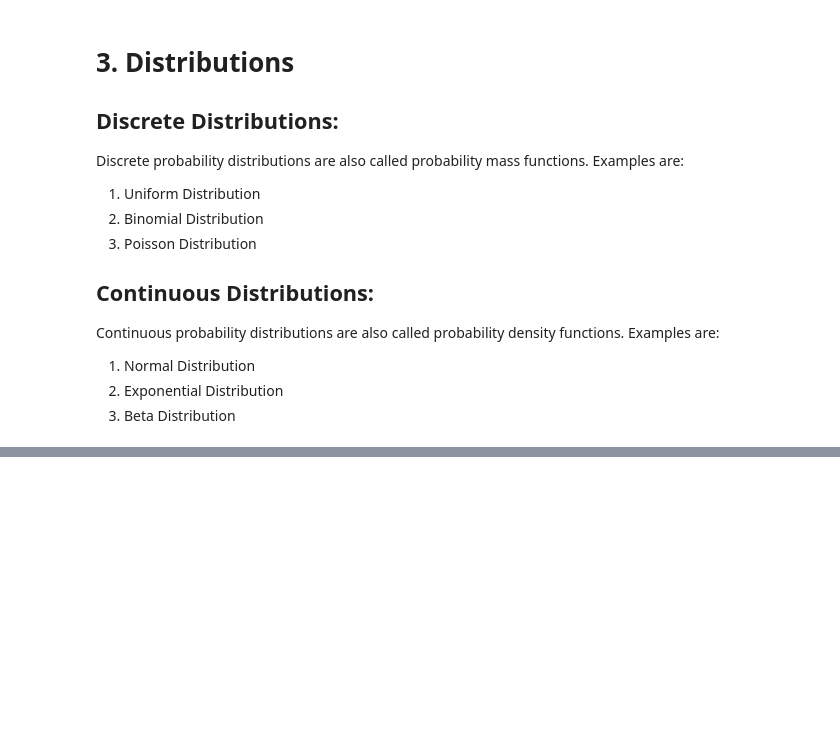
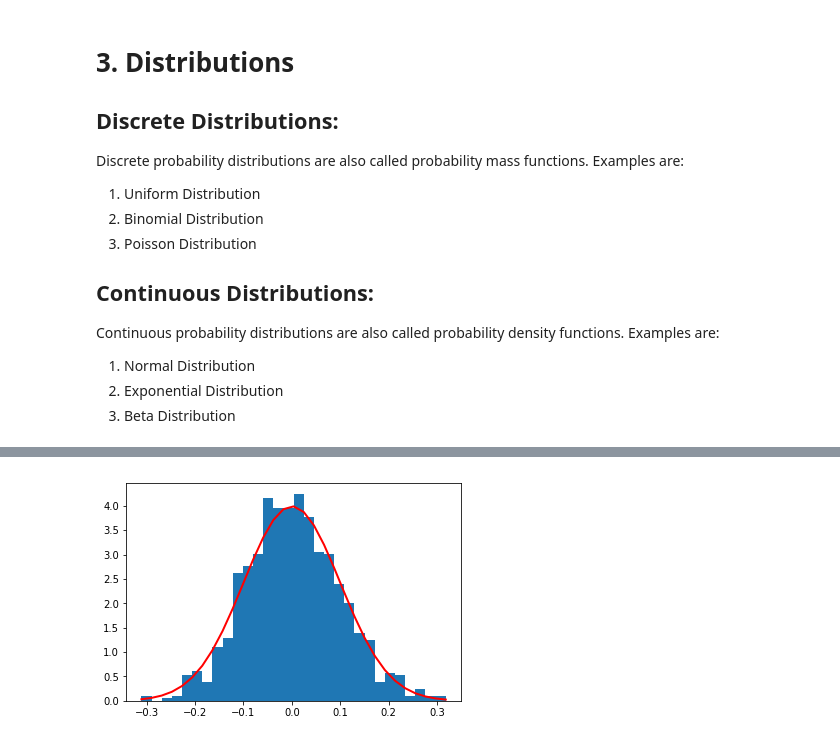
Before and after one commit to dewaledr/PDAnalysis, a Jupyter notebook: numpyRandom.ipynb, the cells around one changed output, grey strips where cells are left out. Saved outputs shown, nothing was run; the diff lists cells and outputs as text; code cells hidden in the pictures; blank space fills up the shorter version.

```diff
--- a/numpyRandom.ipynb
+++ b/numpyRandom.ipynb
@@ -384,0 +463,15 @@ Continuous probability distributions are also called probability density functio
+# %%
+# Example: Draw samples from the distribution:
+mu, sigma = 0, 0.1     # mean and standard deviation
+s = np.random.normal(mu, sigma, 1000)
+# Verify the mean and the variance:
+abs(mu - np.mean(s)) < 0.01
+abs(sigma - np.std(s, ddof=1)) < 0.01
+
+# Display the histogram of the samples, along with the probability density function:
+# import matplotlib.pyplot as plt
+count, bins, ignored = plt.hist(s, 30, density=True)
+plt.plot(bins, 1/(sigma * np.sqrt(2 * np.pi)) * np.exp( - (bins - mu)**2 / (2 * sigma**2) ), linewidth=2, color='r')
+plt.show()
+# %% [output]
+[figure, added]
```
Also changed, not shown: parts of 37 cells of this notebook.
